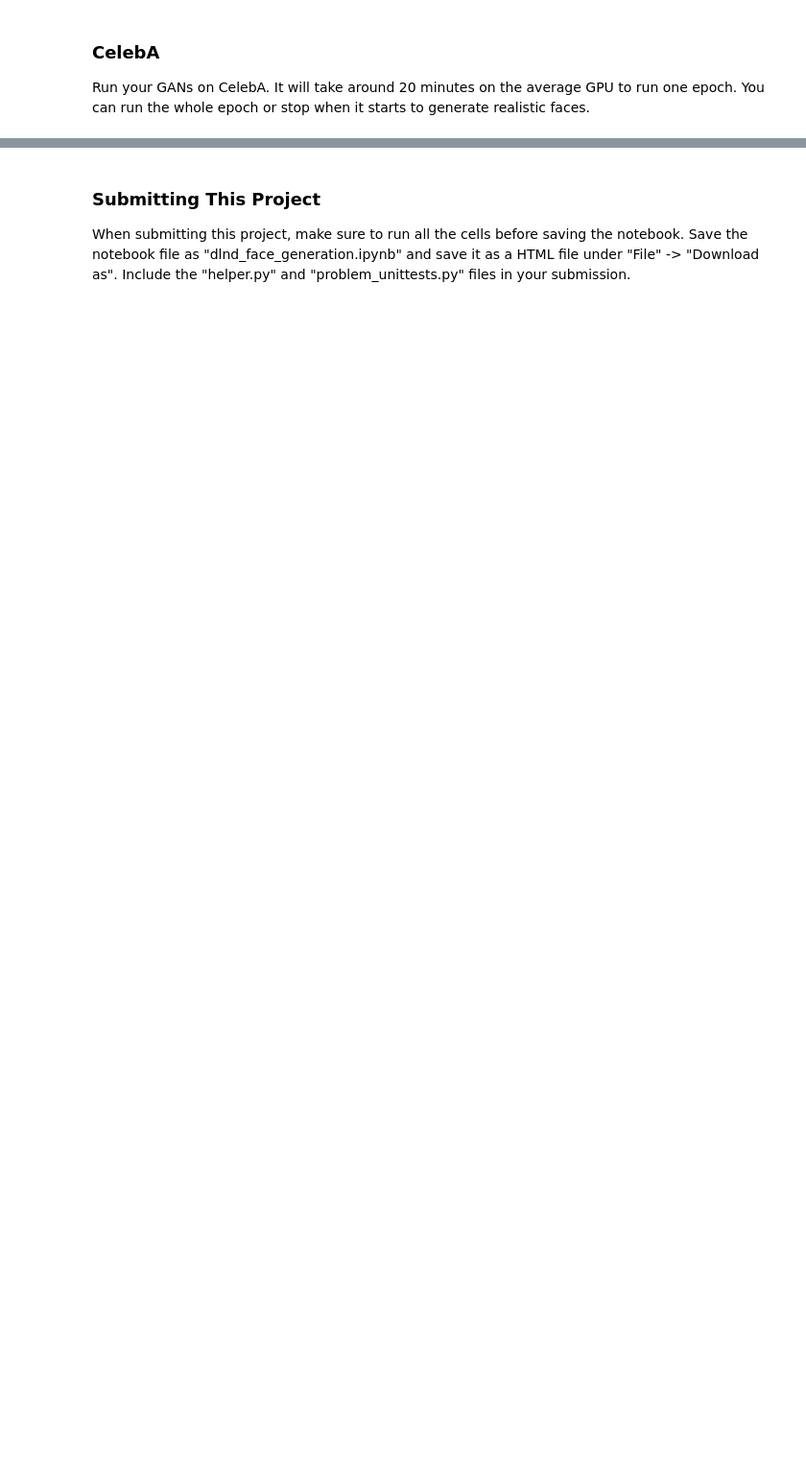
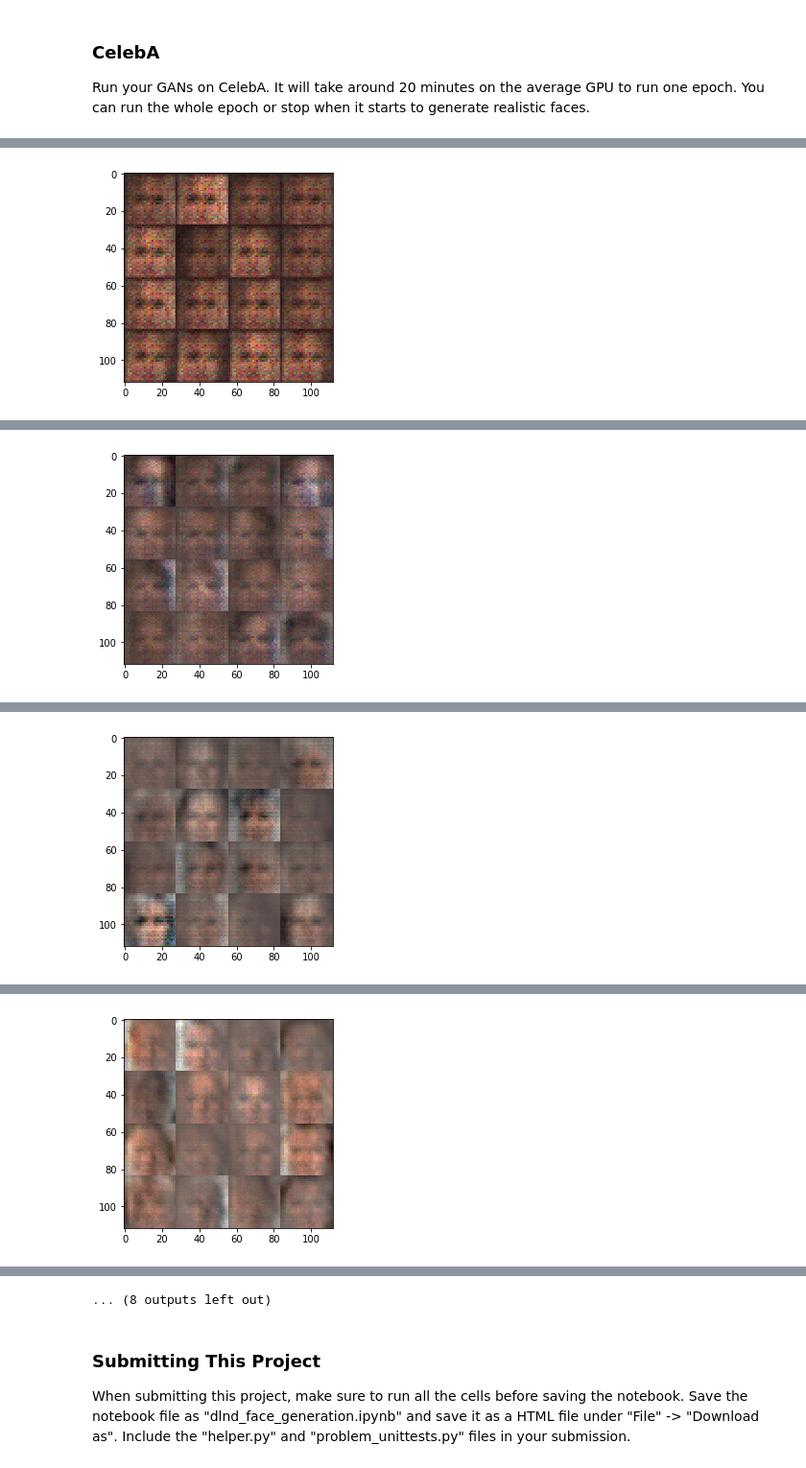
Before and after one commit to dodosuke/facegeneration, a Jupyter notebook: dlnd_face_generation.ipynb, the cells around one changed output, grey strips where cells are left out. Shown at 96% size. Cells and saved outputs as stored; diff of their text form; code cells hidden in the pictures; blank space fills up the shorter version.

```diff
--- a/dlnd_face_generation.ipynb
+++ b/dlnd_face_generation.ipynb
@@ -456,10 +487,10 @@ KeyboardInterrupt:
 ### CelebA
 Run your GANs on CelebA.  It will take around 20 minutes on the average GPU to run one epoch.  You can run the whole epoch or stop when it starts to generate realistic faces.
 # %%
-batch_size = None
-z_dim = None
-learning_rate = None
-beta1 = None
+batch_size = 64
+z_dim = 100
+learning_rate = 0.0005
+beta1 = 0.2
 
 
 """
@@ -471,3 +502,4 @@ celeba_dataset = helper.Dataset('celeba', glob(os.path.join(data_dir, 'img_align
 with tf.Graph().as_default():
     train(epochs, batch_size, z_dim, learning_rate, beta1, celeba_dataset.get_batches,
           celeba_dataset.shape, celeba_dataset.image_mode)
+# %% [output]
@@ -473,0 +518 @@ with tf.Graph().as_default():
+[figure, added]
@@ -473,0 +532 @@ with tf.Graph().as_default():
+[figure, added]
@@ -473,0 +546 @@ with tf.Graph().as_default():
+[figure, added]
@@ -473,0 +560 @@ with tf.Graph().as_default():
+[figure, added]
@@ -474,3 +588,4 @@ with tf.Graph().as_default():
+... (8 outputs left out)
 # %% [markdown]
 ### Submitting This Project
 When submitting this project, make sure to run all the cells before saving the notebook. Save the notebook file as "dlnd_face_generation.ipynb" and save it as a HTML file under "File" -> "Download as". Include the "helper.py" and "problem_unittests.py" files in your submission.
```
Also changed, not shown: parts of 8 cells of this notebook.
